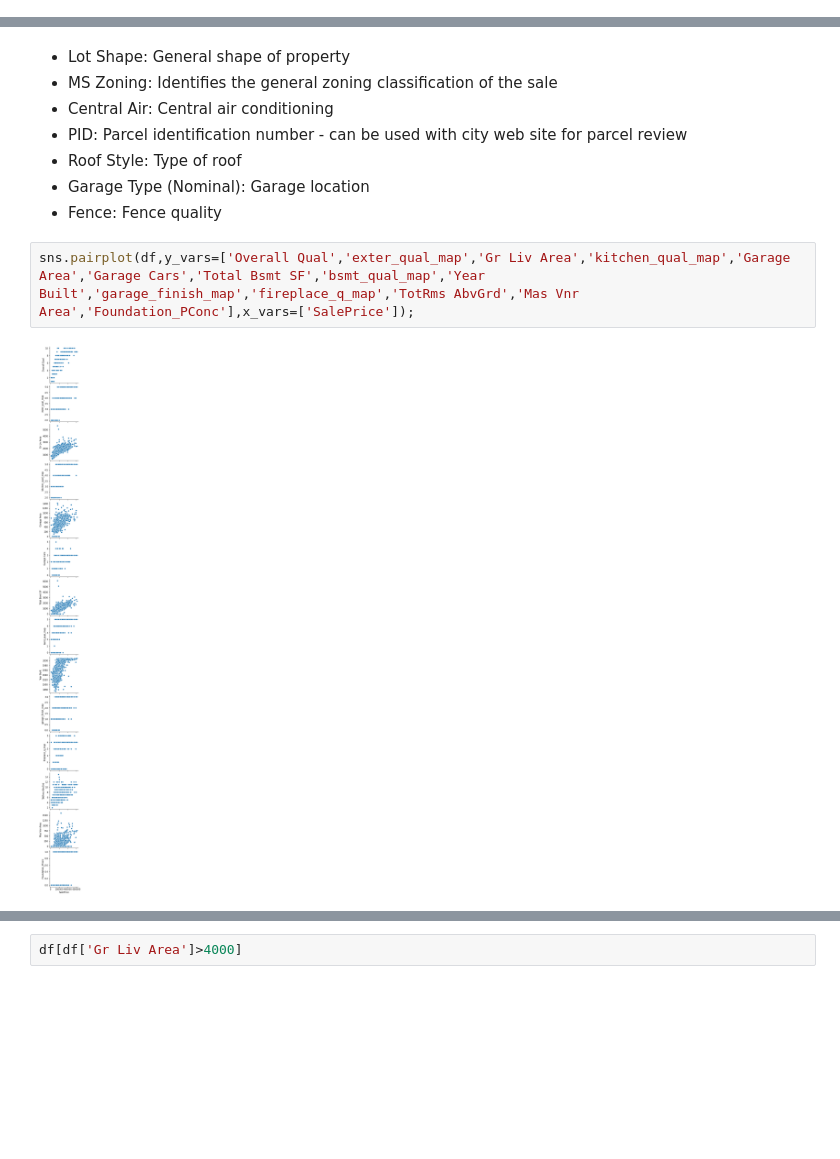
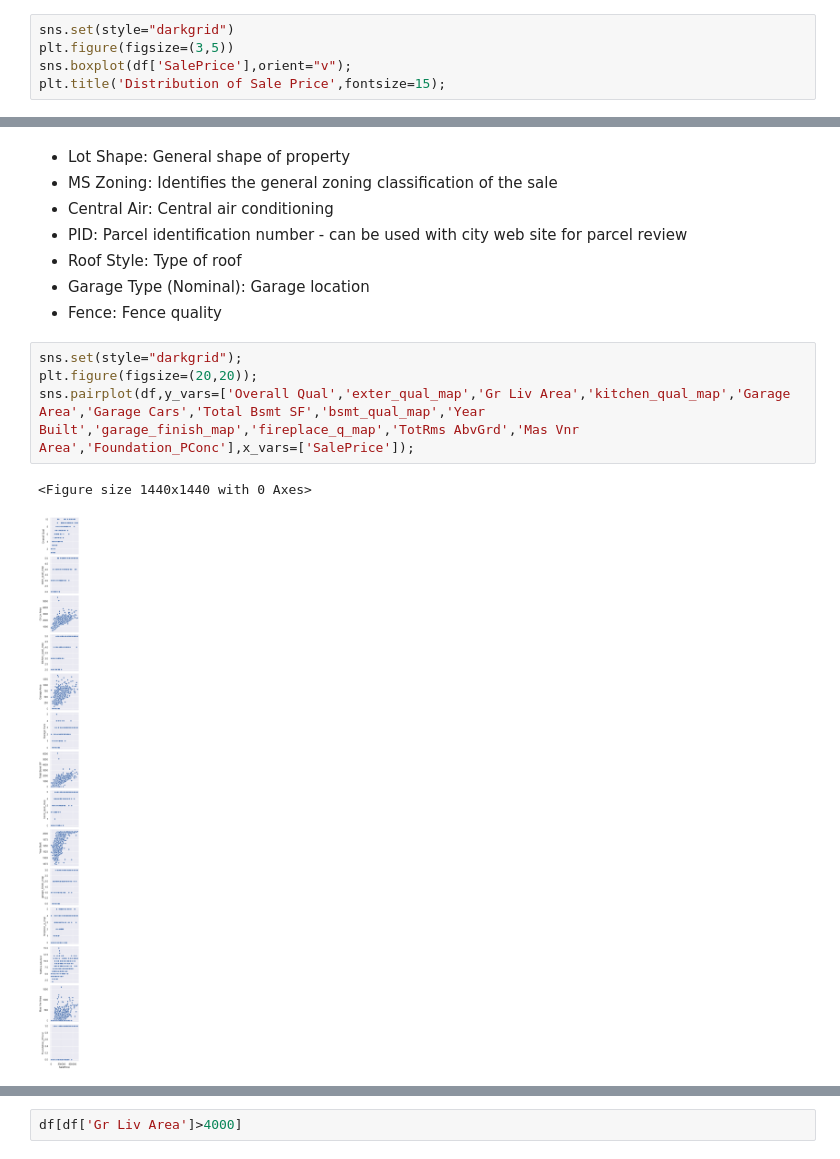
Before and after one commit to randyneo17/GA_DSI14_Projects, a Jupyter notebook: Project_2/Project_2.ipynb, the cells around one changed output, grey strips where cells are left out. Cells and saved outputs as stored; diff of their text form; blank space fills up the shorter version.

```diff
--- a/Project_2/Project_2.ipynb
+++ b/Project_2/Project_2.ipynb
@@ -579,0 +576,5 @@ sns.boxplot(x=df['SalePrice']);
+# %%
+sns.set(style="darkgrid")
+plt.figure(figsize=(3,5))
+sns.boxplot(df['SalePrice'],orient="v");
+plt.title('Distribution of Sale Price',fontsize=15);
@@ -685,6 +686,9 @@ Name: SalePrice, dtype: float64
 - Garage Type (Nominal): Garage location
 - Fence: Fence quality
 # %%
+sns.set(style="darkgrid");
+plt.figure(figsize=(20,20));
 sns.pairplot(df,y_vars=['Overall Qual','exter_qual_map','Gr Liv Area','kitchen_qual_map','Garage Area','Garage Cars','Total Bsmt SF','bsmt_qual_map','Year Built','garage_finish_map','fireplace_q_map','TotRms AbvGrd','Mas Vnr Area','Foundation_PConc'],x_vars=['SalePrice']);
 # %% [output]
+<Figure size 1440x1440 with 0 Axes>
-[figure, old version]
+[figure, new version]
```
Also changed, not shown: parts of 79 cells of this notebook, 1 other file.
